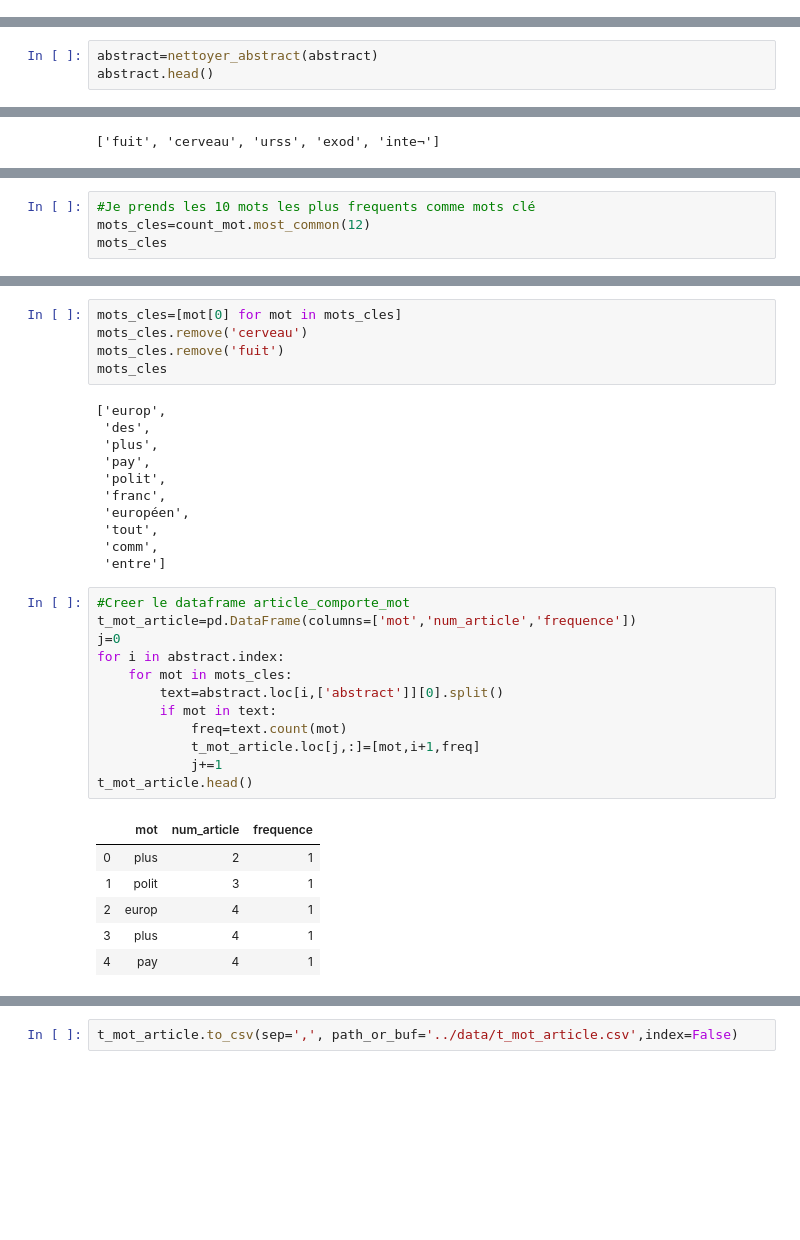
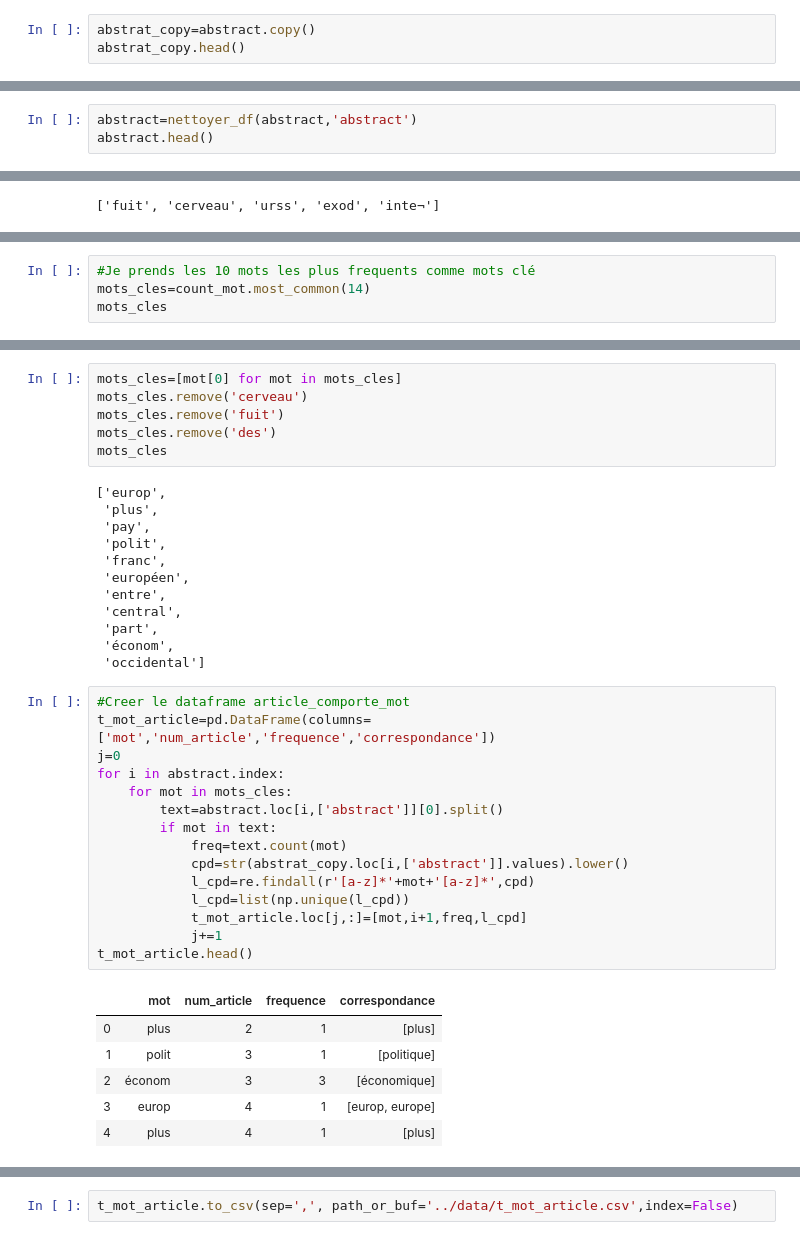
Before and after one commit to biglifa/dashboard, a Jupyter notebook: code/pretraitement_vf.ipynb, the cells around one changed output, grey strips where cells are left out. Cells and saved outputs as stored; diff of their text form; blank space fills up the shorter version.

```diff
--- a/code/pretraitement_vf.ipynb
+++ b/code/pretraitement_vf.ipynb
@@ -159,2 +159,5 @@ def nettoyer_abstract(df):
 
     return df
+# %%
+abstrat_copy=abstract.copy()
+abstrat_copy.head()
@@ -161,5 +171,5 @@ def nettoyer_abstract(df):
 # %%
-abstract=nettoyer_abstract(abstract)
+abstract=nettoyer_df(abstract,'abstract')
 abstract.head()
 # %% [output]
 A value is trying to be set on a copy of a slice from a DataFrame.
@@ -190,6 +200,6 @@ len(count_mot)
 # %%
 #Je prends les 10 mots les plus frequents comme mots clé
-mots_cles=count_mot.most_common(12)
+mots_cles=count_mot.most_common(14)
 mots_cles
 # %% [output]
 [('europ', 26814),
@@ -208,34 +220,39 @@ mots_cles
 mots_cles=[mot[0] for mot in mots_cles]
 mots_cles.remove('cerveau')
 mots_cles.remove('fuit')
+mots_cles.remove('des')
 mots_cles
 # %% [output]
 ['europ',
- 'des',
  'plus',
  'pay',
  'polit',
  'franc',
  'européen',
- 'tout',
- 'comm',
- 'entre']
+ 'entre',
+ 'central',
+ 'part',
+ 'économ',
+ 'occidental']
 # %%
 #Creer le dataframe article_comporte_mot
-t_mot_article=pd.DataFrame(columns=['mot','num_article','frequence'])
+t_mot_article=pd.DataFrame(columns=['mot','num_article','frequence','correspondance'])
 j=0
 for i in abstract.index:
     for mot in mots_cles:
         text=abstract.loc[i,['abstract']][0].split()
         if mot in text:
             freq=text.count(mot)
-            t_mot_article.loc[j,:]=[mot,i+1,freq]
+            cpd=str(abstrat_copy.loc[i,['abstract']].values).lower()
+            l_cpd=re.findall(r'[a-z]*'+mot+'[a-z]*',cpd)
+            l_cpd=list(np.unique(l_cpd))
+            t_mot_article.loc[j,:]=[mot,i+1,freq,l_cpd]
             j+=1
 t_mot_article.head()
 # %% [output]
-|  | mot | num_article | frequence |
-| 0 | plus | 2 | 1 |
-| 1 | polit | 3 | 1 |
-| 2 | europ | 4 | 1 |
-| 3 | plus | 4 | 1 |
-| 4 | pay | 4 | 1 |
+|  | mot | num_article | frequence | correspondance |
+| 0 | plus | 2 | 1 | [plus] |
+| 1 | polit | 3 | 1 | [politique] |
+| 2 | économ | 3 | 3 | [économique] |
+| 3 | europ | 4 | 1 | [europ, europe] |
+| 4 | plus | 4 | 1 | [plus] |
```
Also changed, not shown: parts of 18 cells of this notebook, 3 other files.
